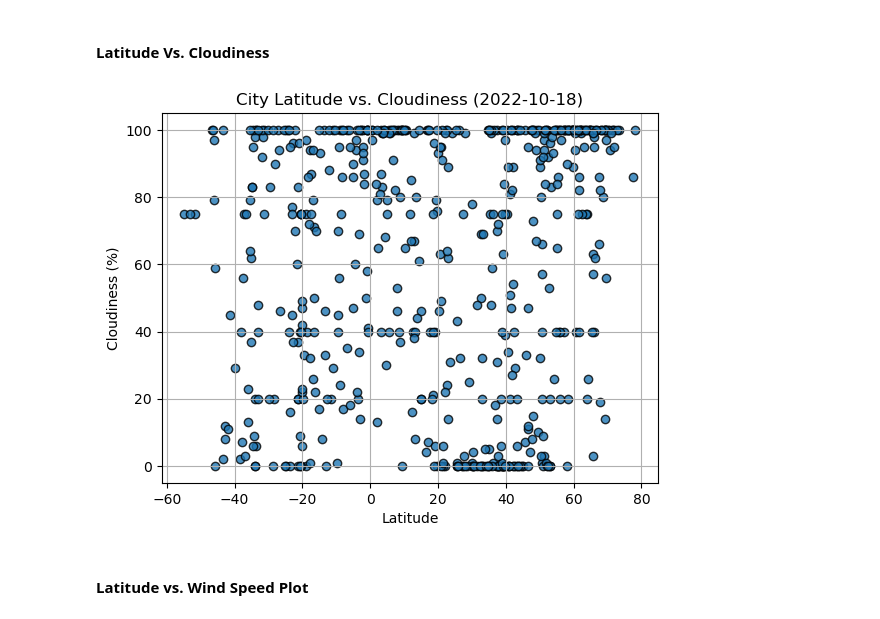
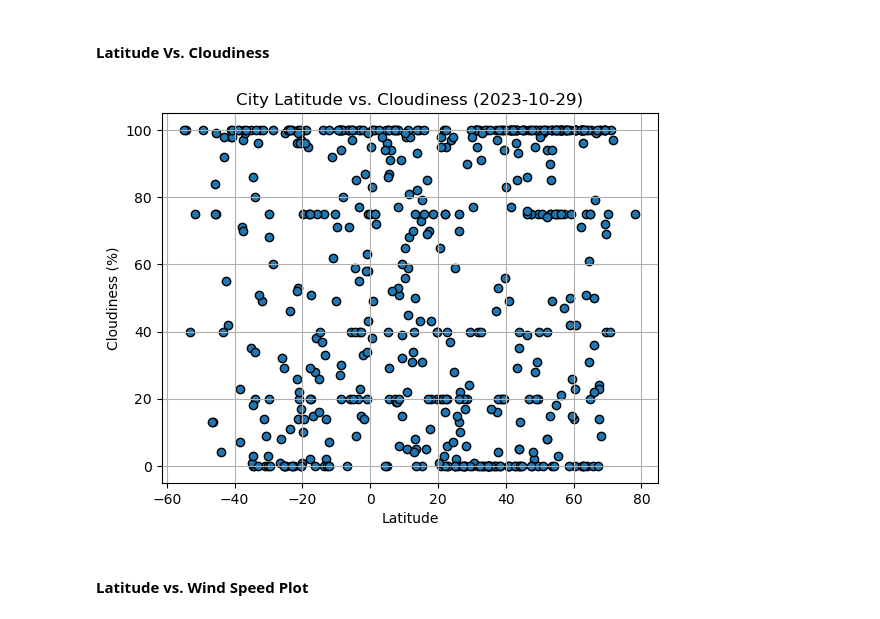
Before and after one commit to rperez025/python-api-challenge, a Jupyter notebook: WeatherPy/WeatherPy.ipynb, the cells around one changed output. Cells and saved outputs as stored; diff of their text form; code cells hidden in the pictures.

```diff
--- a/WeatherPy/WeatherPy.ipynb
+++ b/WeatherPy/WeatherPy.ipynb
@@ -244,18 +248,21 @@ plt.show()
 #### Latitude Vs. Cloudiness
 # %%
 # Build the scatter plots for latitude vs. cloudiness
-# YOUR CODE HERE
+plt.scatter(city_data_df["Lat"], city_data_df["Cloudiness"], edgecolor="black")
 
 # Incorporate the other graph properties
-# YOUR CODE HERE
+plt.title("City Latitude vs. Cloudiness (2023-10-29)")
+plt.xlabel("Latitude")
+plt.ylabel("Cloudiness (%)")
+plt.grid(True)
 
 # Save the figure
 plt.savefig("output_data/Fig3.png")
 
 # Show plot
 plt.show()
 # %% [output]
-[figure, old version]
+[figure, new version]
 # %% [markdown]
 #### Latitude vs. Wind Speed Plot
 # %%
```
Also changed, not shown: parts of 33 cells of this notebook, 6 other files.
